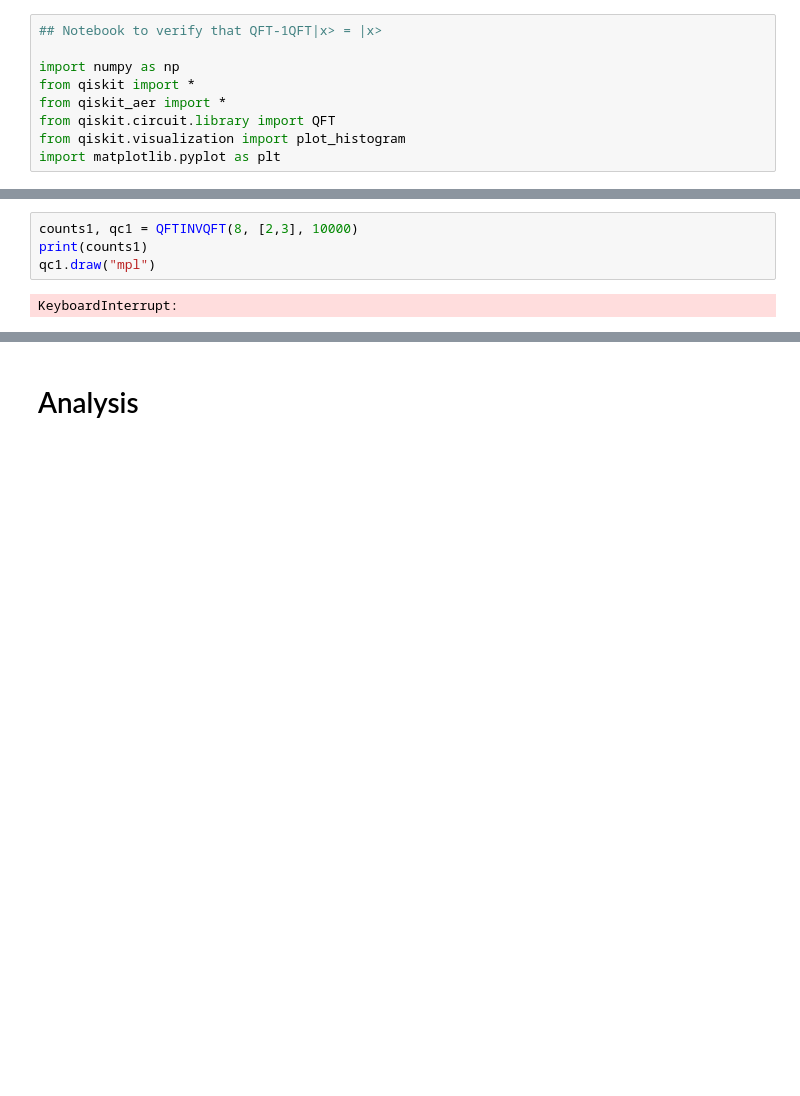
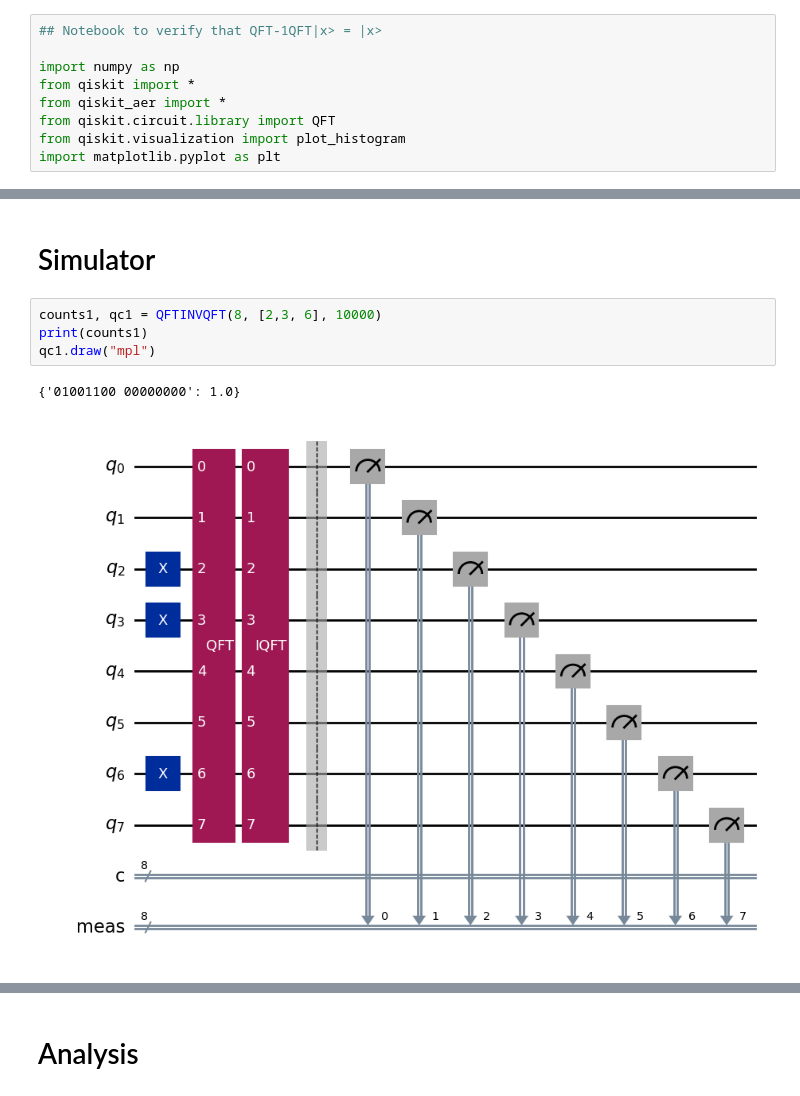
Before and after one commit to omar-armbruster/IBM-QPU-Testing, a Jupyter notebook: QFTInverse.ipynb, the cells around one changed output, grey strips where cells are left out. Cells and saved outputs as stored; diff of their text form; blank space fills up the shorter version.

```diff
--- a/QFTInverse.ipynb
+++ b/QFTInverse.ipynb
@@ -24,11 +51,14 @@ def QFTINVQFT(numQB, init = [], shots = 2000):
     for key in counts.keys():
         counts[key] = counts[key]/shots
     return counts, qc
+# %% [markdown]
+# Simulator
 # %%
-counts1, qc1 = QFTINVQFT(8, [2,3], 10000)
+counts1, qc1 = QFTINVQFT(8, [2,3, 6], 10000)
 print(counts1)
 qc1.draw("mpl")
 # %% [output]
-KeyboardInterrupt:
+{'01001100 00000000': 1.0}
+[figure, added]
 # %%
 plot_histogram(counts1)
```
Also changed, not shown: parts of 18 cells of this notebook, 1 other file.
